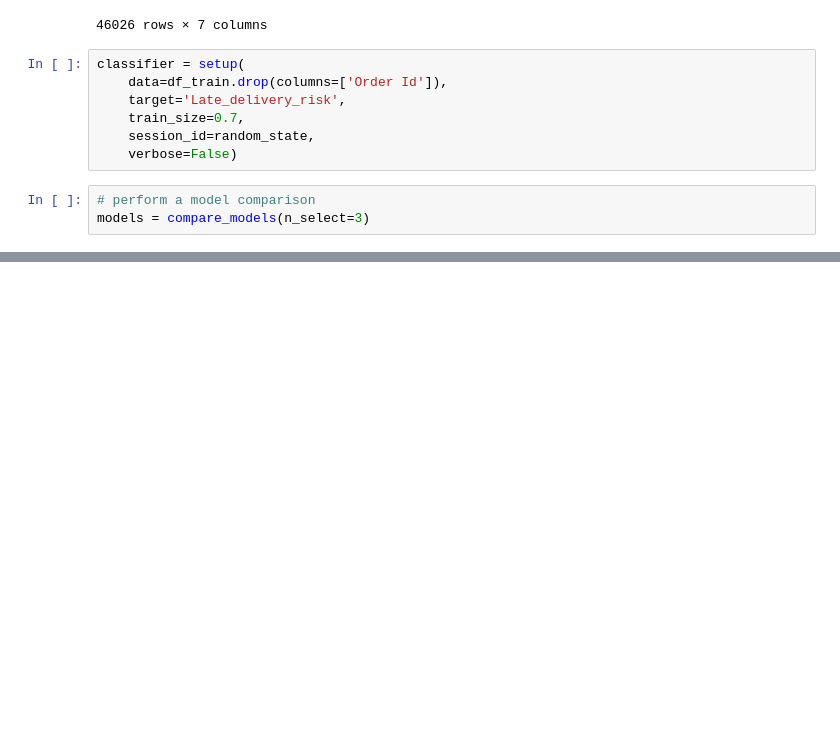
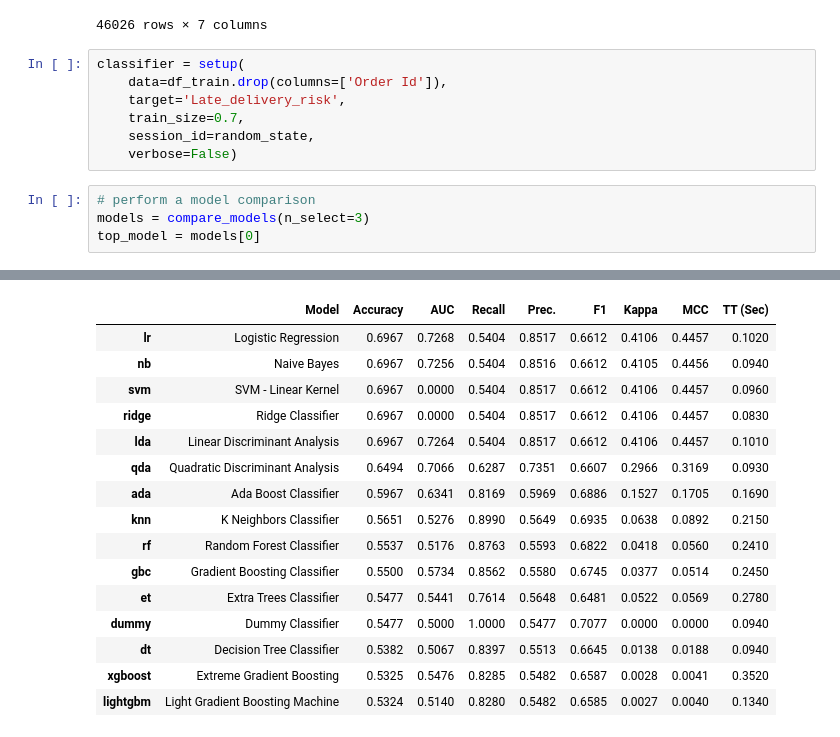
Before and after one commit to JohnnyFoulds/dsm100-2022-oct, a Jupyter notebook: cw01/02_feature_engineering.ipynb, the cells around one changed output, grey strips where cells are left out. Drawn from its saved outputs; the diff is of its cells as text; blank space fills up the shorter version.

```diff
--- a/cw01/02_feature_engineering.ipynb
+++ b/cw01/02_feature_engineering.ipynb
@@ -490,3 +490,5 @@ classifier = setup(
 # %%
 # perform a model comparison
 models = compare_models(n_select=3)
+top_model = models[0]
+# %% [output]
@@ -492,0 +496,16 @@ models = compare_models(n_select=3)
+|  | Model | Accuracy | AUC | Recall | Prec. | F1 | Kappa | MCC | TT (Sec) |
+| lr | Logistic Regression | 0.6967 | 0.7268 | 0.5404 | 0.8517 | 0.6612 | 0.4106 | 0.4457 | 0.1020 |
+| nb | Naive Bayes | 0.6967 | 0.7256 | 0.5404 | 0.8516 | 0.6612 | 0.4105 | 0.4456 | 0.0940 |
+| svm | SVM - Linear Kernel | 0.6967 | 0.0000 | 0.5404 | 0.8517 | 0.6612 | 0.4106 | 0.4457 | 0.0960 |
+| ridge | Ridge Classifier | 0.6967 | 0.0000 | 0.5404 | 0.8517 | 0.6612 | 0.4106 | 0.4457 | 0.0830 |
+| lda | Linear Discriminant Analysis | 0.6967 | 0.7264 | 0.5404 | 0.8517 | 0.6612 | 0.4106 | 0.4457 | 0.1010 |
+| qda | Quadratic Discriminant Analysis | 0.6494 | 0.7066 | 0.6287 | 0.7351 | 0.6607 | 0.2966 | 0.3169 | 0.0930 |
+| ada | Ada Boost Classifier | 0.5967 | 0.6341 | 0.8169 | 0.5969 | 0.6886 | 0.1527 | 0.1705 | 0.1690 |
+| knn | K Neighbors Classifier | 0.5651 | 0.5276 | 0.8990 | 0.5649 | 0.6935 | 0.0638 | 0.0892 | 0.2150 |
+| rf | Random Forest Classifier | 0.5537 | 0.5176 | 0.8763 | 0.5593 | 0.6822 | 0.0418 | 0.0560 | 0.2410 |
+| gbc | Gradient Boosting Classifier | 0.5500 | 0.5734 | 0.8562 | 0.5580 | 0.6745 | 0.0377 | 0.0514 | 0.2450 |
+| et | Extra Trees Classifier | 0.5477 | 0.5441 | 0.7614 | 0.5648 | 0.6481 | 0.0522 | 0.0569 | 0.2780 |
+| dummy | Dummy Classifier | 0.5477 | 0.5000 | 1.0000 | 0.5477 | 0.7077 | 0.0000 | 0.0000 | 0.0940 |
+| dt | Decision Tree Classifier | 0.5382 | 0.5067 | 0.8397 | 0.5513 | 0.6645 | 0.0138 | 0.0188 | 0.0940 |
+| xgboost | Extreme Gradient Boosting | 0.5325 | 0.5476 | 0.8285 | 0.5482 | 0.6587 | 0.0028 | 0.0041 | 0.3520 |
+| lightgbm | Light Gradient Boosting Machine | 0.5324 | 0.5140 | 0.8280 | 0.5482 | 0.6585 | 0.0027 | 0.0040 | 0.1340 |
```
Also changed, not shown: parts of 5 cells of this notebook, 1 other file.
